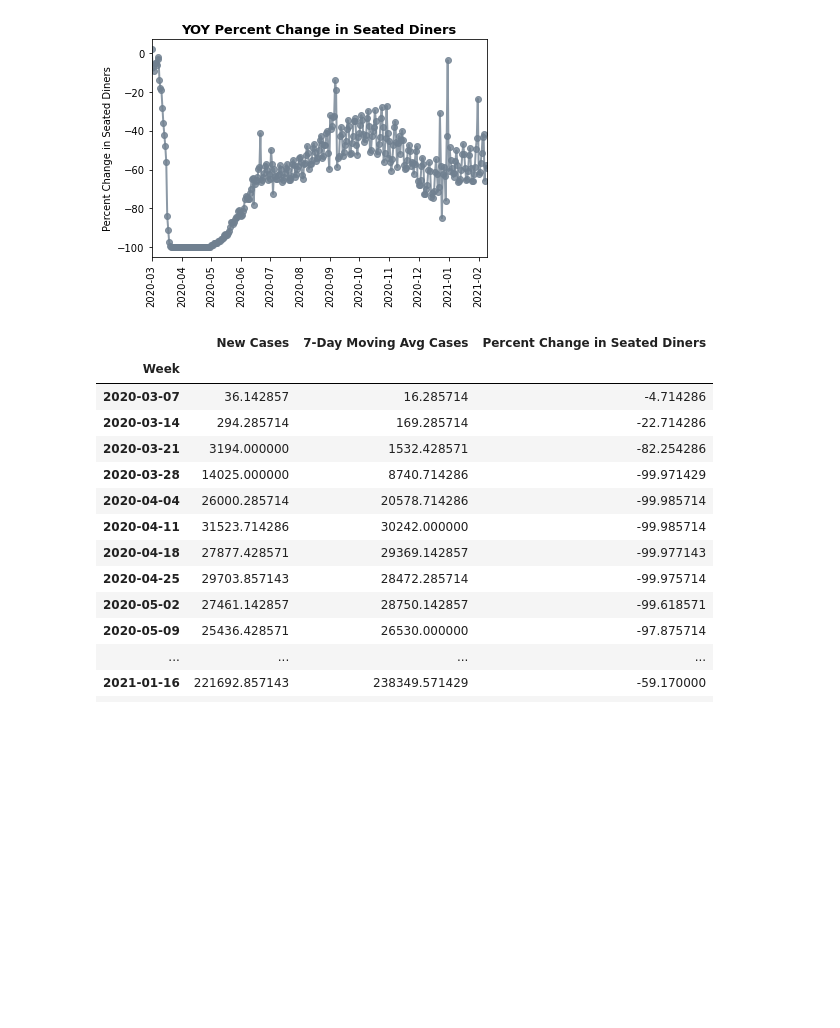
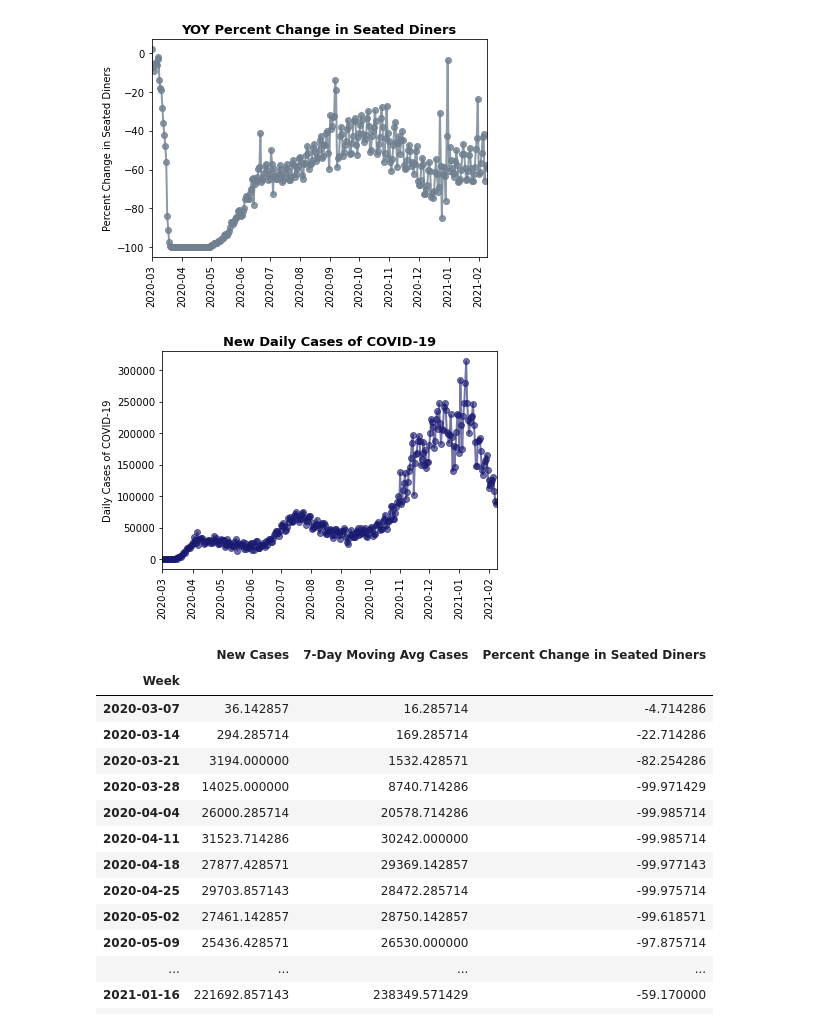
Before and after one commit to apatnoe/Project-1, a Jupyter notebook: OpenTable_Analysis.ipynb, the cells around one changed output. Drawn from its saved outputs; the diff is of its cells as text; code cells hidden in the pictures; blank space fills up the shorter version.

```diff
--- a/OpenTable_Analysis.ipynb
+++ b/OpenTable_Analysis.ipynb
@@ -215,6 +215,19 @@ plt.savefig("output_images/YOY Percent Change in Seated Diners.png",bbox_inches=
 plt.show()
 # %% [output]
 [figure]
+# %%
+# create a visual of just OpenTable data
+
+plt.plot(date,cases,linewidth = 2,color="midnightblue",marker = 'o',alpha=0.6)
+plt.xlim(min(date),max(date))
+plt.xticks(rotation = "vertical")
+plt.ylabel("Daily Cases of COVID-19")
+plt.title("New Daily Cases of COVID-19",fontsize=13, fontweight="bold")
+plt.savefig("output_images/New Daily Cases of COVID-19.png",bbox_inches="tight")
+
+plt.show()
+# %% [output]
+[figure, added]
 # %%
 # group dining data and case date by week in averages
 
```
Also changed, not shown: parts of 4 cells of this notebook, 3 other files.
